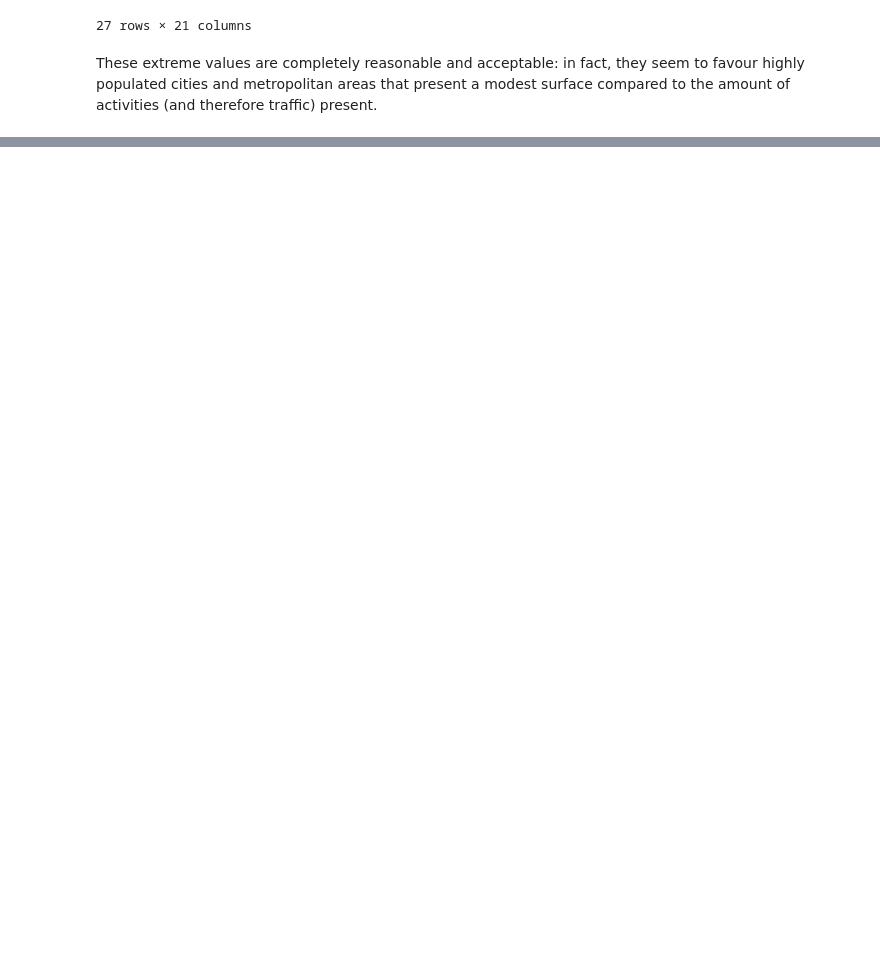
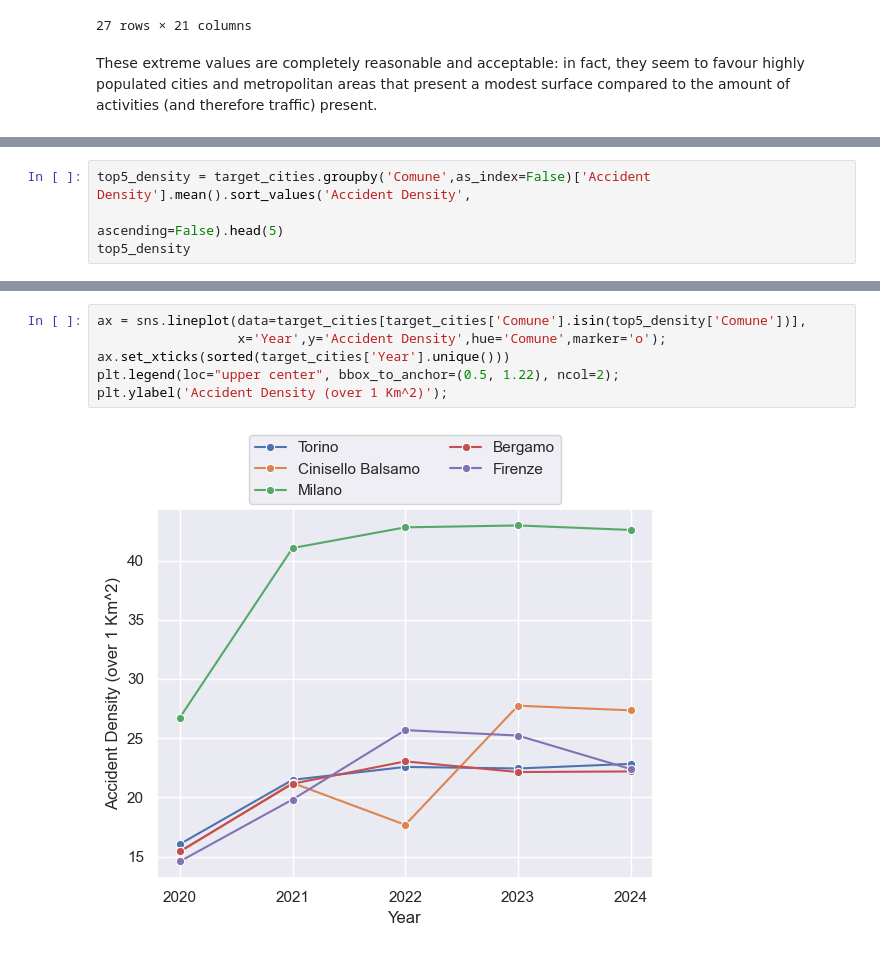
Before and after one commit to MarcoTosoni/boolean_project, a Jupyter notebook: data_analysis.ipynb, the cells around one changed output, grey strips where cells are left out. Drawn from its saved outputs; the diff is of its cells as text; blank space fills up the shorter version.

```diff
--- a/data_analysis.ipynb
+++ b/data_analysis.ipynb
@@ -529,0 +601,4 @@ These extreme values are completely reasonable and acceptable: in fact, they see
+# %%
+top5_density = target_cities.groupby('Comune',as_index=False)['Accident Density'].mean().sort_values('Accident Density',
+                                                                                                     ascending=False).head(5)
+top5_density
@@ -529,0 +612,8 @@ These extreme values are completely reasonable and acceptable: in fact, they see
+# %%
+ax = sns.lineplot(data=target_cities[target_cities['Comune'].isin(top5_density['Comune'])],
+                  x='Year',y='Accident Density',hue='Comune',marker='o');
+ax.set_xticks(sorted(target_cities['Year'].unique()))
+plt.legend(loc="upper center", bbox_to_anchor=(0.5, 1.22), ncol=2);
+plt.ylabel('Accident Density (over 1 Km^2)');
+# %% [output]
+[figure, added]
```
Also changed, not shown: parts of 19 cells of this notebook.
